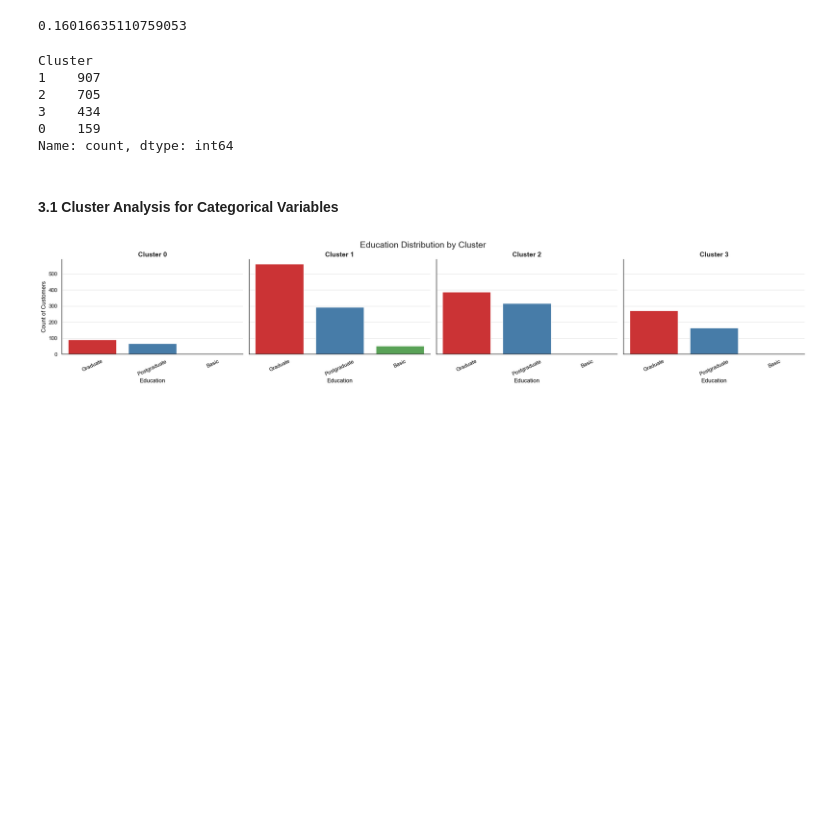
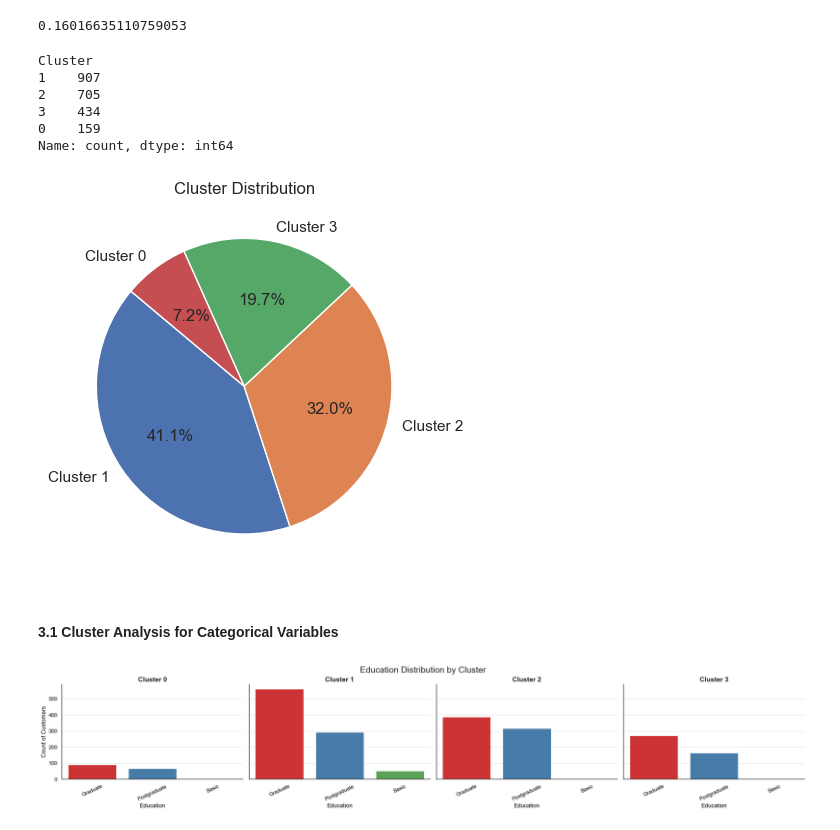
Before and after one commit to Diluni/portfolio, a Jupyter notebook: Machine Learning Project/Clustering_Customer Segmentation Analysis.ipynb, the cells around one changed output. Saved outputs shown, nothing was run; the diff lists cells and outputs as text; code cells hidden in the pictures; blank space fills up the shorter version.

```diff
--- a/Machine Learning Project/Clustering_Customer Segmentation Analysis.ipynb
+++ b/Machine Learning Project/Clustering_Customer Segmentation Analysis.ipynb
@@ -375,6 +383,12 @@ Cluster
 3    434
 0    159
 Name: count, dtype: int64
+# %%
+plt.pie(df.Cluster.value_counts(), labels=['Cluster 1', 'Cluster 2', 'Cluster 3', 'Cluster 0'], autopct='%1.1f%%', startangle=140)
+plt.title('Cluster Distribution')
+plt.show()
+# %% [output]
+[figure, added]
 # %% [markdown]
 #### 3.1 Cluster Analysis for Categorical Variables
 # %%
```
Also changed, not shown: parts of 15 cells of this notebook, 2 other files.
